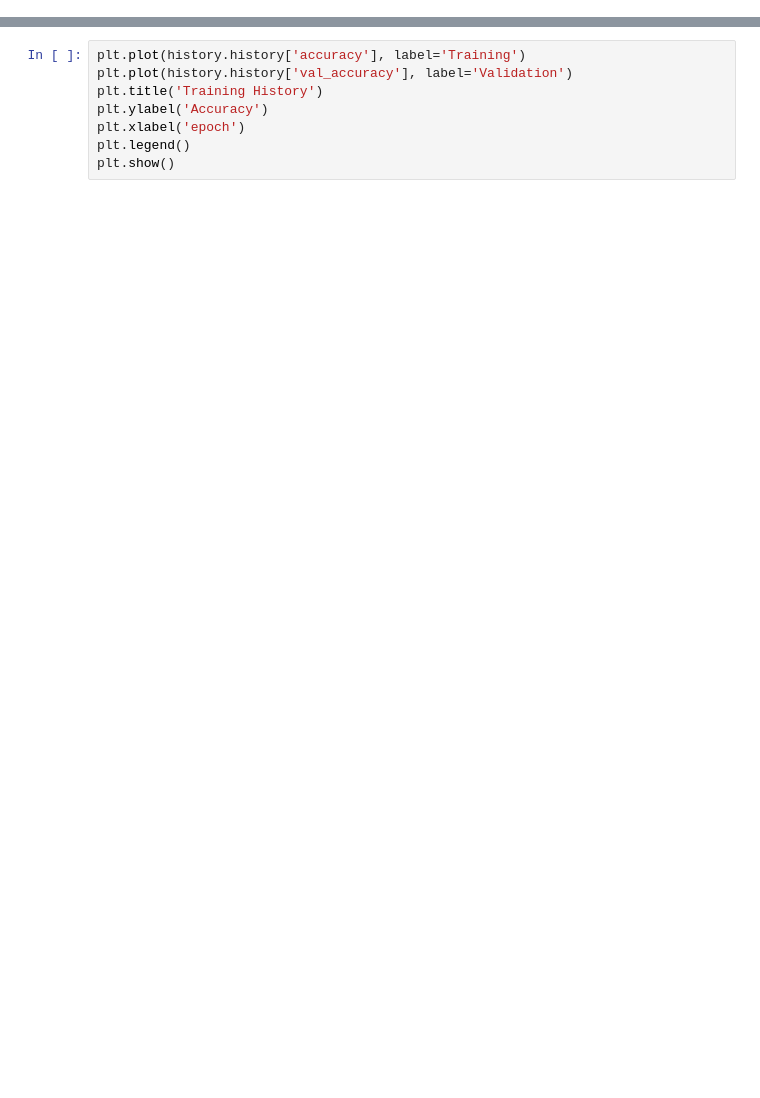
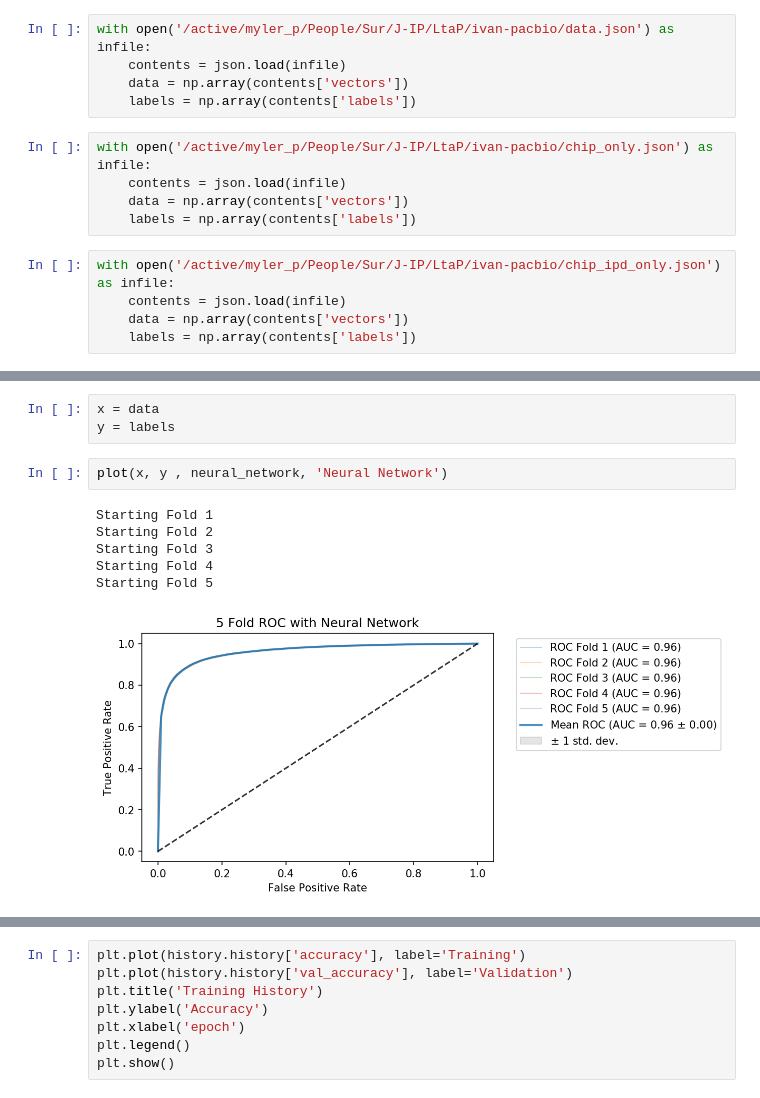
Before and after one commit to ivanmontero/dna-modification-detection, a Jupyter notebook: notebooks/classification.ipynb, the cells around one changed output, grey strips where cells are left out. Drawn from its saved outputs; the diff is of its cells as text; blank space fills up the shorter version.

```diff
--- a/notebooks/classification.ipynb
+++ b/notebooks/classification.ipynb
@@ -47,0 +96,15 @@ history = model.fit(x_train, y_train, validation_data = (x_test, y_test), epochs
+# %%
+with open('/active/myler_p/People/Sur/J-IP/LtaP/ivan-pacbio/data.json') as infile:
+    contents = json.load(infile)
+    data = np.array(contents['vectors'])
+    labels = np.array(contents['labels'])
+# %%
+with open('/active/myler_p/People/Sur/J-IP/LtaP/ivan-pacbio/chip_only.json') as infile:
+    contents = json.load(infile)
+    data = np.array(contents['vectors'])
+    labels = np.array(contents['labels'])
+# %%
+with open('/active/myler_p/People/Sur/J-IP/LtaP/ivan-pacbio/chip_ipd_only.json') as infile:
+    contents = json.load(infile)
+    data = np.array(contents['vectors'])
+    labels = np.array(contents['labels'])
@@ -47,0 +156,12 @@ history = model.fit(x_train, y_train, validation_data = (x_test, y_test), epochs
+# %%
+x = data
+y = labels
+# %%
+plot(x, y , neural_network, 'Neural Network')
+# %% [output]
+Starting Fold 1
+Starting Fold 2
+Starting Fold 3
+Starting Fold 4
+Starting Fold 5
+[figure, added]
```
Also changed, not shown: parts of 11 cells of this notebook, 7 other files.
